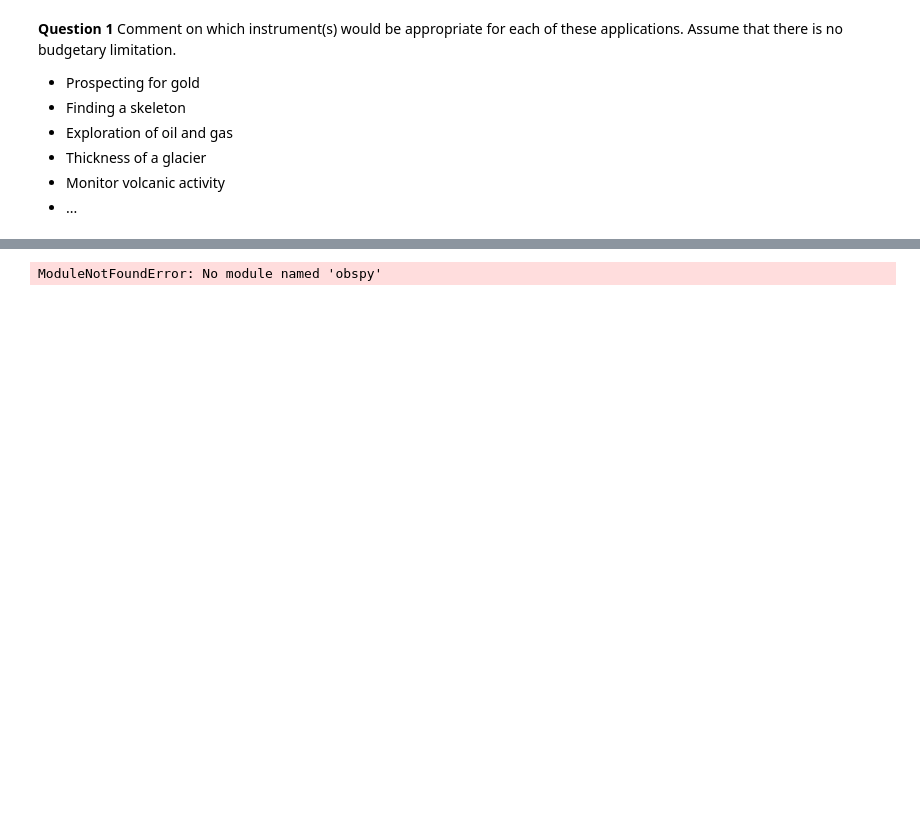
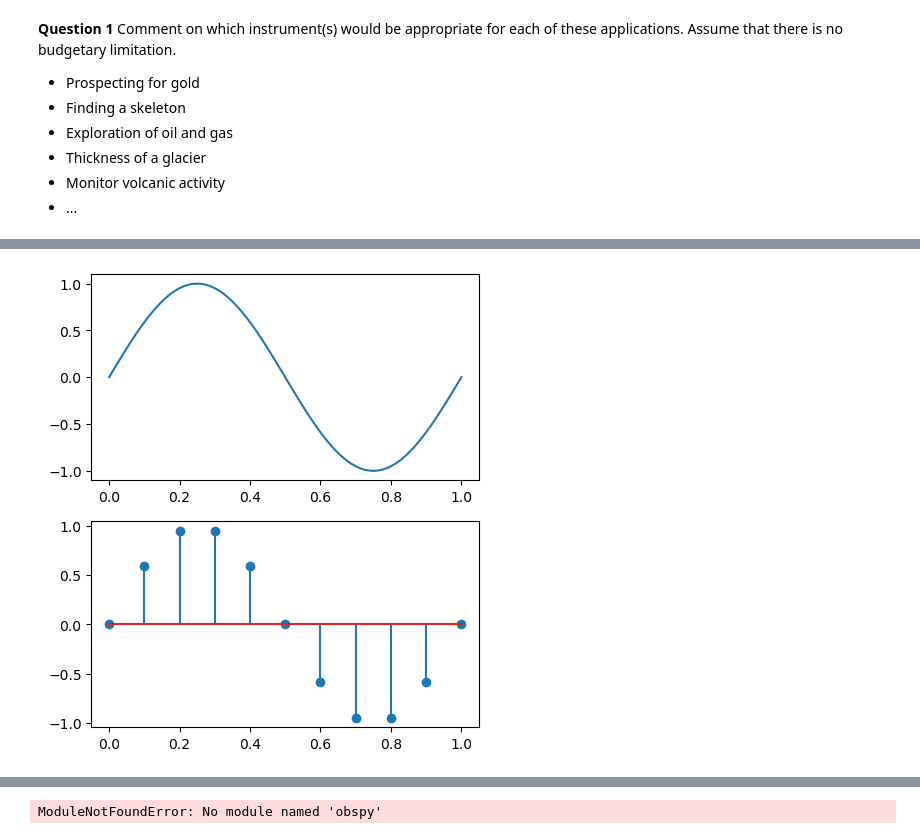
Before and after one commit to globalseismology/avni-courses.solid-earth-fundamentals, a Jupyter notebook: Field_Trip_2_Geophysics/Field_Geophysics.ipynb, the cells around one changed output, grey strips where cells are left out. Saved outputs shown, nothing was run; the diff lists cells and outputs as text; code cells hidden in the pictures; blank space fills up the shorter version.

```diff
--- a/Field_Trip_2_Geophysics/Field_Geophysics.ipynb
+++ b/Field_Trip_2_Geophysics/Field_Geophysics.ipynb
@@ -158,0 +146,14 @@ $$ f_N =  $$
+# %%
+t = np.linspace(0,1,121)
+x = np.sin(2*np.pi*t)
+
+plt.figure(figsize=[5,6], dpi=100)
+plt.subplot(2,1,1)
+plt.plot(t,x)
+
+plt.subplot(2,1,2)
+plt.stem(t[np.arange(0,121,12)],x[np.arange(0,121,12)])
+
+plt.show()
+# %% [output]
+[figure, added]
```
Also changed, not shown: parts of 23 cells of this notebook, 5 other files.
